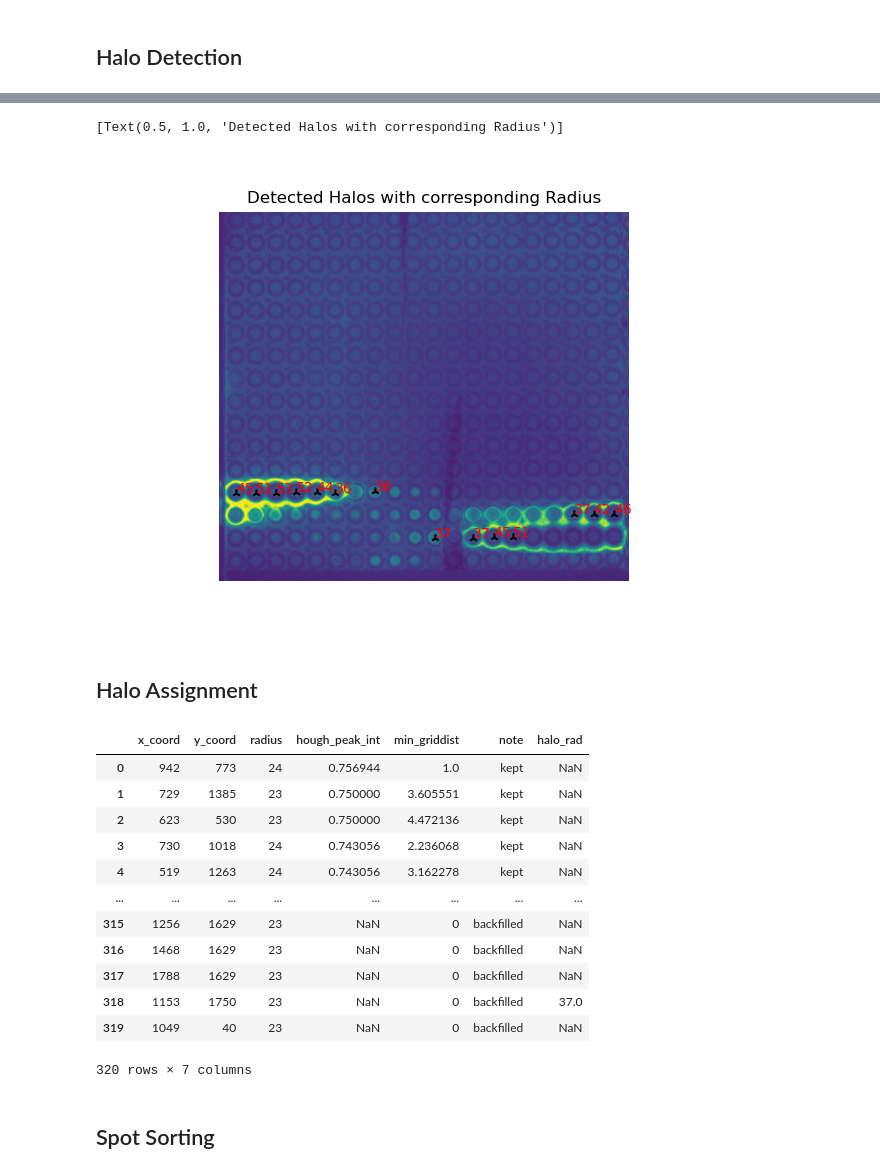
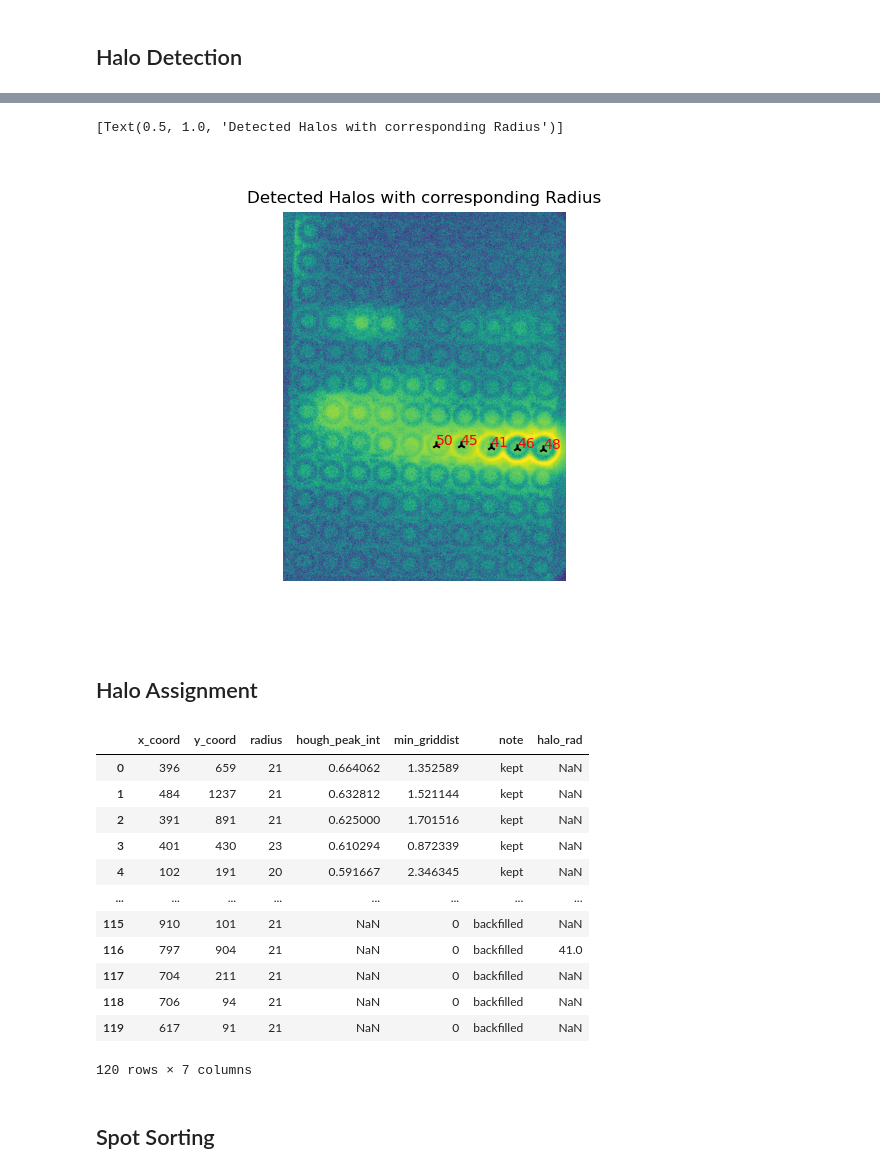
Before and after one commit to Functional-Metabolomics-Lab/MicrospotReader_test, a Jupyter notebook: microspot_reader.ipynb, the cells around one changed output, grey strips where cells are left out. Saved outputs shown, nothing was run; the diff lists cells and outputs as text; code cells hidden in the pictures.

```diff
--- a/microspot_reader.ipynb
+++ b/microspot_reader.ipynb
@@ -25,11 +25,11 @@ import math
 # %% [markdown]
 ## User Input
 # %%
-inputfile=Path(r"test_images\edge_halo.tif")
+inputfile=Path(r"test_images\halo_spots_1.tif")
 outputfolder=Path(r"output")
 
 first_spot="A1"
-last_spot="P20"
+last_spot="L10"
 # %% [markdown]
 ### Extracting Information from User Input
 # %%
@@ -251,2 +250,15 @@ corr_spot
 # %% [markdown]
 ## Halo Detection
+# %%
+# Create a mask of the image only containing halos.
+halo_mask=raw_img<skimage.filters.threshold_yen(raw_img)
+
+# Applying the mask to the histeq_img yields more consistent results for circle detection. The mask itself yields better results when calculated from the raw image.
+halo_img=histeq_img.copy()
+halo_img[halo_mask]=0
+
+# Canny edge detection and follow up circle detection using hough transform.
+halo_edge=skimage.feature.canny(halo_img,5,60,60)
+
+fig,ax =plt.subplots()
+ax.imshow(halo_edge)
@@ -253,38 +268,38 @@ corr_spot
 # %%
-# Create a mask of the image only containing halos.
-halo_mask=raw_img<skimage.filters.threshold_yen(raw_img)
+# # Create a mask of the image only containing halos.
+# halo_mask=raw_img<skimage.filters.threshold_yen(raw_img)
 
-# Applying the mask to the histeq_img yields more consistent results for circle detection. The mask itself yields better results when calculated from the raw image.
-halo_img=histeq_img.copy()
-halo_img[halo_mask]=0
+# # Applying the mask to the histeq_img yields more consistent results for circle detection. The mask itself yields better results when calculated from the raw image.
+# halo_img=histeq_img.copy()
+# halo_img[halo_mask]=0
 
-# Canny edge detection and follow up circle detection using hough transform.
-halo_edge=skimage.feature.canny(halo_img,10,10,60)
-halo_radii=np.arange(35,70) # Radii tested for.
+# # Canny edge detection and follow up circle detection using hough transform.
+# halo_edge=skimage.feature.canny(halo_img,10,10,60)
+halo_radii=np.arange(40,70) # Radii tested for.
 halo_hough=skimage.transform.hough_circle(halo_edge,halo_radii)
 
 h_accum,h_x,h_y,h_radii=skimage.transform.hough_circle_peaks(
     halo_hough,
     halo_radii,
     min_xdistance=70,
     min_ydistance=70,
-    threshold=0.5*halo_hough.max()
+    threshold=0.33*halo_hough.max()
     )
 
 # Saving all detected halos in a Dataframe
 ab_halo=pd.DataFrame({"x_coord":h_x,"y_coord":h_y,"radius":h_radii})
 
 # Displaying all detected Halos with their respective radii.
 fig,ax=plt.subplots()
 ax.imshow(raw_img)
 ax.scatter(h_x,h_y,marker="2",c="k")
 for x,y,rad in zip(h_x,h_y,h_radii):
     ax.text(x, y, f'{rad}',c="r")
 ax.axis("off")
 ax.set(title="Detected Halos with corresponding Radius")
 # %% [output]
 [Text(0.5, 1.0, 'Detected Halos with corresponding Radius')]
-[figure, old version]
+[figure, new version]
 # %% [markdown]
 ## Halo Assignment
 # %%
@@ -301,24 +316,24 @@ for h_idx in ab_halo.index:
         s_coord=np.array((corr_spot.loc[s_idx,"x_coord"],corr_spot.loc[s_idx,"y_coord"]))
 
         # If the distance between the current halo and the current spot is below a threshold, the halo is considered part of the spot.
-        if np.linalg.norm(h_coord-s_coord)< 20:
+        if np.linalg.norm(h_coord-s_coord)< 10:
             corr_spot.loc[s_idx,"halo_rad"]=ab_halo.loc[h_idx,"radius"]
 
 corr_spot
 # %% [output]
 |  | x_coord | y_coord | radius | hough_peak_int | min_griddist | note | halo_rad |
-| 0 | 942 | 773 | 24 | 0.756944 | 1.0 | kept | NaN |
-| 1 | 729 | 1385 | 23 | 0.750000 | 3.605551 | kept | NaN |
-| 2 | 623 | 530 | 23 | 0.750000 | 4.472136 | kept | NaN |
-| 3 | 730 | 1018 | 24 | 0.743056 | 2.236068 | kept | NaN |
-| 4 | 519 | 1263 | 24 | 0.743056 | 3.162278 | kept | NaN |
+| 0 | 396 | 659 | 21 | 0.664062 | 1.352589 | kept | NaN |
+| 1 | 484 | 1237 | 21 | 0.632812 | 1.521144 | kept | NaN |
+| 2 | 391 | 891 | 21 | 0.625000 | 1.701516 | kept | NaN |
+| 3 | 401 | 430 | 23 | 0.610294 | 0.872339 | kept | NaN |
+| 4 | 102 | 191 | 20 | 0.591667 | 2.346345 | kept | NaN |
 | ... | ... | ... | ... | ... | ... | ... | ... |
-| 315 | 1256 | 1629 | 23 | NaN | 0 | backfilled | NaN |
-| 316 | 1468 | 1629 | 23 | NaN | 0 | backfilled | NaN |
-| 317 | 1788 | 1629 | 23 | NaN | 0 | backfilled | NaN |
-| 318 | 1153 | 1750 | 23 | NaN | 0 | backfilled | 37.0 |
-| 319 | 1049 | 40 | 23 | NaN | 0 | backfilled | NaN |
+| 115 | 910 | 101 | 21 | NaN | 0 | backfilled | NaN |
+| 116 | 797 | 904 | 21 | NaN | 0 | backfilled | 41.0 |
+| 117 | 704 | 211 | 21 | NaN | 0 | backfilled | NaN |
+| 118 | 706 | 94 | 21 | NaN | 0 | backfilled | NaN |
+| 119 | 617 | 91 | 21 | NaN | 0 | backfilled | NaN |
-320 rows × 7 columns
+120 rows × 7 columns
 # %% [markdown]
 ## Spot Sorting
 # %%
```
Also changed, not shown: parts of 7 cells of this notebook.
